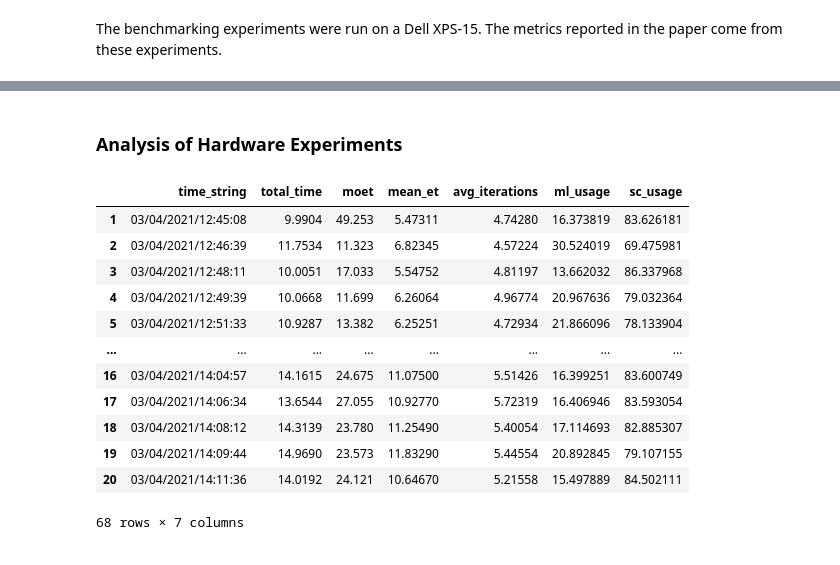
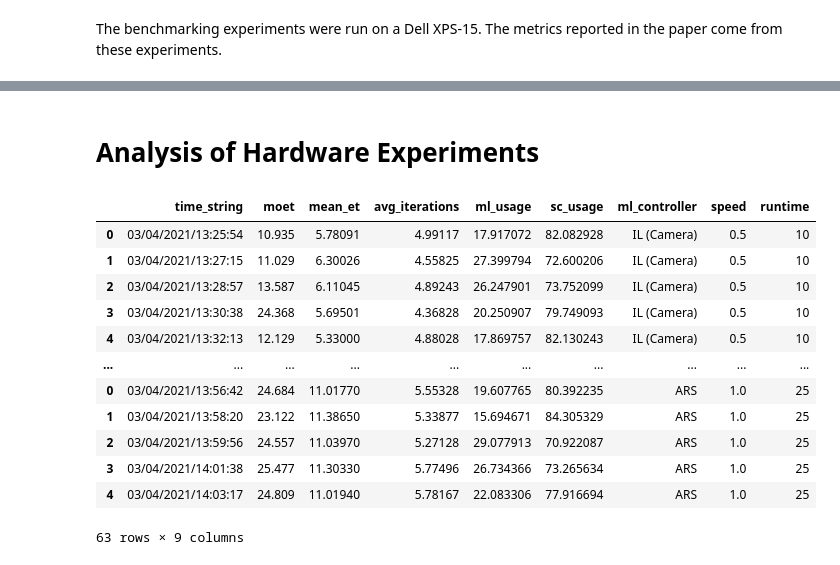
Before and after one commit to pmusau17/rtreach_f1tenth, a Jupyter notebook: ros_src/rtreach/benchmarking/emsoft_experiments/AnalyzeBenchmarks.ipynb, the cells around one changed output, grey strips where cells are left out. Cells and saved outputs as stored; diff of their text form; code cells hidden in the pictures.

```diff
--- a/ros_src/rtreach/benchmarking/emsoft_experiments/AnalyzeBenchmarks.ipynb
+++ b/ros_src/rtreach/benchmarking/emsoft_experiments/AnalyzeBenchmarks.ipynb
@@ -118,34 +127,45 @@ res
 |  |  |  | 25 | 27.670 | 1.790 | 13.947 | 0.391 | 5.751 | ... |
 # %% [markdown]
-### Analysis of Hardware Experiments
+# Analysis of Hardware Experiments
 # %%
-hardware_experiments = ['benchmark_hardware_experiments0.5ms10.csv','benchmark_hardware_experiments0.5ms.csv','benchmark_hardware_experiments1.0ms.csv']
+hw_file_str = "benchmark_hardware_experiments_{}_{}_{}.csv"
+algorithms = ["e2e_image_rtreach","e2e_rtreach","sac_rtreach","ars_rtreach"]
+speeds = ["0.5","1.0"]
+runtimes = ['10','25']
 hw_dfs = []
-for i in hardware_experiments:
-    df = pd.read_csv(i,header=None).rename(columns=cols)
-    df["ml_usage"] = df["time_taken_lec"]/df["total_time"]
-    df=df.drop(columns=["time_taken_lec","time_taken_safety_controller","obstacle_presence"])
-    df["sc_usage"] = 1 - df["ml_usage"]
-    df["ml_usage"]=df["ml_usage"]*100
-    df["sc_usage"]=df["sc_usage"]*100
-
-    hw_dfs.append(df)
-
+for sp in speeds:
+    for alg in algorithms:
+        for rt in runtimes:
+            file_path = hw_file_str.format(sp,alg,rt)
+            try:
+                df = pd.read_csv(file_path,header=None).rename(columns=cols)
+                df["ml_usage"] = df["time_taken_lec"]/df["total_time"]
+                df=df.drop(columns=["time_taken_lec","time_taken_safety_controller","total_time","obstacle_presence"])
+                df["sc_usage"] = 1 - df["ml_usage"]
+                df["ml_usage"]=df["ml_usage"]*100
+                df["sc_usage"]=df["sc_usage"]*100
+                df['moet'] = df['moet'] * 1000
+                df['mean_et'] = df['mean_et'] * 1000
+                df["ml_controller"] = alg.replace("_rtreach","")
+                df["speed"] = sp
+                df['runtime'] = rt
+                hw_dfs.append(df)
+            except:
+                continue
 hw_dfs = pd.concat(hw_dfs)
-hw_dfs['moet'] = hw_dfs['moet'] *1000
-hw_dfs['mean_et'] = hw_dfs['mean_et'] * 1000
-hw_dfs[hw_dfs['total_time']>5]
+hw_dfs["ml_controller"]=hw_dfs["ml_controller"].apply(replace_e2e)
+hw_dfs
 # %% [output]
-|  | time_string | total_time | moet | mean_et | avg_iterations | ml_usage | sc_usage |
-| 1 | 03/04/2021/12:45:08 | 9.9904 | 49.253 | 5.47311 | 4.74280 | 16.373819 | 83.626181 |
-| 2 | 03/04/2021/12:46:39 | 11.7534 | 11.323 | 6.82345 | 4.57224 | 30.524019 | 69.475981 |
-| 3 | 03/04/2021/12:48:11 | 10.0051 | 17.033 | 5.54752 | 4.81197 | 13.662032 | 86.337968 |
-| 4 | 03/04/2021/12:49:39 | 10.0668 | 11.699 | 6.26064 | 4.96774 | 20.967636 | 79.032364 |
-| 5 | 03/04/2021/12:51:33 | 10.9287 | 13.382 | 6.25251 | 4.72934 | 21.866096 | 78.133904 |
-| ... | ... | ... | ... | ... | ... | ... | ... |
-| 16 | 03/04/2021/14:04:57 | 14.1615 | 24.675 | 11.07500 | 5.51426 | 16.399251 | 83.600749 |
-| 17 | 03/04/2021/14:06:34 | 13.6544 | 27.055 | 10.92770 | 5.72319 | 16.406946 | 83.593054 |
-| 18 | 03/04/2021/14:08:12 | 14.3139 | 23.780 | 11.25490 | 5.40054 | 17.114693 | 82.885307 |
-| 19 | 03/04/2021/14:09:44 | 14.9690 | 23.573 | 11.83290 | 5.44554 | 20.892845 | 79.107155 |
-| 20 | 03/04/2021/14:11:36 | 14.0192 | 24.121 | 10.64670 | 5.21558 | 15.497889 | 84.502111 |
+|  | time_string | moet | mean_et | avg_iterations | ml_usage | sc_usage | ml_controller | speed | runtime |
+| 0 | 03/04/2021/13:25:54 | 10.935 | 5.78091 | 4.99117 | 17.917072 | 82.082928 | IL (Camera) | 0.5 | 10 |
+| 1 | 03/04/2021/13:27:15 | 11.029 | 6.30026 | 4.55825 | 27.399794 | 72.600206 | IL (Camera) | 0.5 | 10 |
+| 2 | 03/04/2021/13:28:57 | 13.587 | 6.11045 | 4.89243 | 26.247901 | 73.752099 | IL (Camera) | 0.5 | 10 |
+| 3 | 03/04/2021/13:30:38 | 24.368 | 5.69501 | 4.36828 | 20.250907 | 79.749093 | IL (Camera) | 0.5 | 10 |
+| 4 | 03/04/2021/13:32:13 | 12.129 | 5.33000 | 4.88028 | 17.869757 | 82.130243 | IL (Camera) | 0.5 | 10 |
+| ... | ... | ... | ... | ... | ... | ... | ... | ... | ... |
+| 0 | 03/04/2021/13:56:42 | 24.684 | 11.01770 | 5.55328 | 19.607765 | 80.392235 | ARS | 1.0 | 25 |
+| 1 | 03/04/2021/13:58:20 | 23.122 | 11.38650 | 5.33877 | 15.694671 | 84.305329 | ARS | 1.0 | 25 |
+| 2 | 03/04/2021/13:59:56 | 24.557 | 11.03970 | 5.27128 | 29.077913 | 70.922087 | ARS | 1.0 | 25 |
+| 3 | 03/04/2021/14:01:38 | 25.477 | 11.30330 | 5.77496 | 26.734366 | 73.265634 | ARS | 1.0 | 25 |
+| 4 | 03/04/2021/14:03:17 | 24.809 | 11.01940 | 5.78167 | 22.083306 | 77.916694 | ARS | 1.0 | 25 |
-68 rows × 7 columns
+63 rows × 9 columns
```
Also changed, not shown: parts of 9 cells of this notebook, 21 other files.
